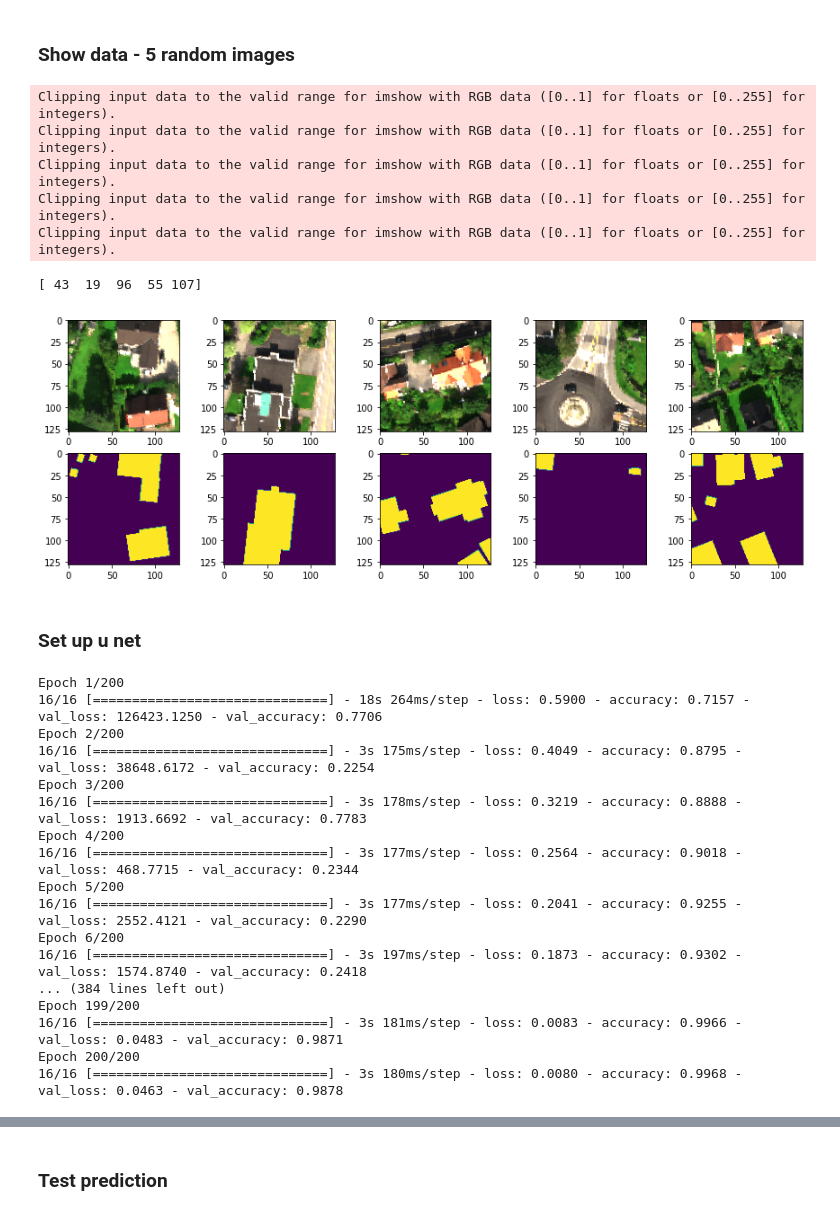
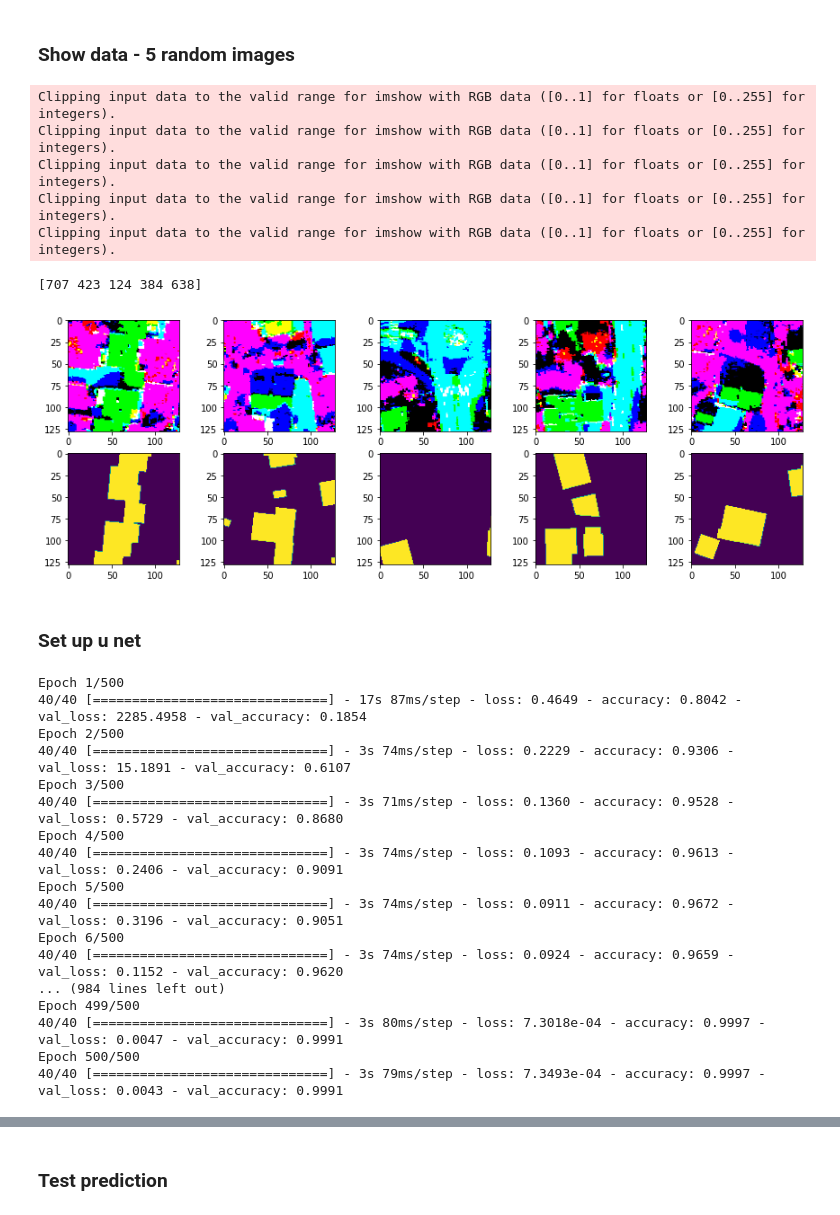
Before and after one commit to stianteien/M_DV_V2022, a Jupyter notebook: roofs_w_unet/roof_u-net.ipynb, the cells around one changed output, grey strips where cells are left out. Cells and saved outputs as stored; diff of their text form; code cells hidden in the pictures.

```diff
--- a/roofs_w_unet/roof_u-net.ipynb
+++ b/roofs_w_unet/roof_u-net.ipynb
@@ -152,22 +152,23 @@ def get_f1(y_true, y_pred): #taken from old keras source code
 # %%
 fig, ax = plt.subplots(nrows=2, ncols=5, figsize = (15,5))
 
 indx = np.random.randint(0,high=X_train.shape[0],size=5)
 print(indx)
 for i in range(5):
-    ax[0,i].imshow(np.dstack((X_train[indx[i]][:,:,76],
-                              X_train[indx[i]][:,:,46],
-                              X_train[indx[i]][:,:,21])))
+    #ax[0,i].imshow(np.dstack((X_train[indx[i]][:,:,76],
+    #                          X_train[indx[i]][:,:,46],
+    #                          X_train[indx[i]][:,:,21])))
+    ax[0,i].imshow(X_train[indx[i]][:,:,0:3])
     ax[1,i].imshow(y_train[indx[i]][:,:,1])
 plt.show()
 # %% [output]
 Clipping input data to the valid range for imshow with RGB data ([0..1] for floats or [0..255] for integers).
 Clipping input data to the valid range for imshow with RGB data ([0..1] for floats or [0..255] for integers).
 Clipping input data to the valid range for imshow with RGB data ([0..1] for floats or [0..255] for integers).
 Clipping input data to the valid range for imshow with RGB data ([0..1] for floats or [0..255] for integers).
 Clipping input data to the valid range for imshow with RGB data ([0..1] for floats or [0..255] for integers).
-[ 43  19  96  55 107]
+[707 423 124 384 638]
-[figure, old version]
+[figure, new version]
 # %% [markdown]
 ### Set up u net
 # %%
@@ -180,24 +181,24 @@ uu.compile(optimizer=Adam(learning_rate=0.005),
 # %%
 h = uu.fit(X_train, y_train,
            validation_data=(X_test,y_test),
-           batch_size=10,
-           epochs=200)
+           batch_size=20,
+           epochs=500)
 # %% [output]
-Epoch 1/200
-16/16 [==============================] - 18s 264ms/step - loss: 0.5900 - accuracy: 0.7157 - val_loss: 126423.1250 - val_accuracy: 0.7706
-Epoch 2/200
-16/16 [==============================] - 3s 175ms/step - loss: 0.4049 - accuracy: 0.8795 - val_loss: 38648.6172 - val_accuracy: 0.2254
-Epoch 3/200
-16/16 [==============================] - 3s 178ms/step - loss: 0.3219 - accuracy: 0.8888 - val_loss: 1913.6692 - val_accuracy: 0.7783
-Epoch 4/200
-16/16 [==============================] - 3s 177ms/step - loss: 0.2564 - accuracy: 0.9018 - val_loss: 468.7715 - val_accuracy: 0.2344
-Epoch 5/200
-16/16 [==============================] - 3s 177ms/step - loss: 0.2041 - accuracy: 0.9255 - val_loss: 2552.4121 - val_accuracy: 0.2290
-Epoch 6/200
-16/16 [==============================] - 3s 197ms/step - loss: 0.1873 - accuracy: 0.9302 - val_loss: 1574.8740 - val_accuracy: 0.2418
-... (384 lines left out)
-Epoch 199/200
-16/16 [==============================] - 3s 181ms/step - loss: 0.0083 - accuracy: 0.9966 - val_loss: 0.0483 - val_accuracy: 0.9871
-Epoch 200/200
-16/16 [==============================] - 3s 180ms/step - loss: 0.0080 - accuracy: 0.9968 - val_loss: 0.0463 - val_accuracy: 0.9878
+Epoch 1/500
+40/40 [==============================] - 17s 87ms/step - loss: 0.4649 - accuracy: 0.8042 - val_loss: 2285.4958 - val_accuracy: 0.1854
+Epoch 2/500
+40/40 [==============================] - 3s 74ms/step - loss: 0.2229 - accuracy: 0.9306 - val_loss: 15.1891 - val_accuracy: 0.6107
+Epoch 3/500
+40/40 [==============================] - 3s 71ms/step - loss: 0.1360 - accuracy: 0.9528 - val_loss: 0.5729 - val_accuracy: 0.8680
+Epoch 4/500
+40/40 [==============================] - 3s 74ms/step - loss: 0.1093 - accuracy: 0.9613 - val_loss: 0.2406 - val_accuracy: 0.9091
+Epoch 5/500
+40/40 [==============================] - 3s 74ms/step - loss: 0.0911 - accuracy: 0.9672 - val_loss: 0.3196 - val_accuracy: 0.9051
+Epoch 6/500
+40/40 [==============================] - 3s 74ms/step - loss: 0.0924 - accuracy: 0.9659 - val_loss: 0.1152 - val_accuracy: 0.9620
+... (984 lines left out)
+Epoch 499/500
+40/40 [==============================] - 3s 80ms/step - loss: 7.3018e-04 - accuracy: 0.9997 - val_loss: 0.0047 - val_accuracy: 0.9991
+Epoch 500/500
+40/40 [==============================] - 3s 79ms/step - loss: 7.3493e-04 - accuracy: 0.9997 - val_loss: 0.0043 - val_accuracy: 0.9991
 # %%
```
Also changed, not shown: parts of 10 cells of this notebook.
